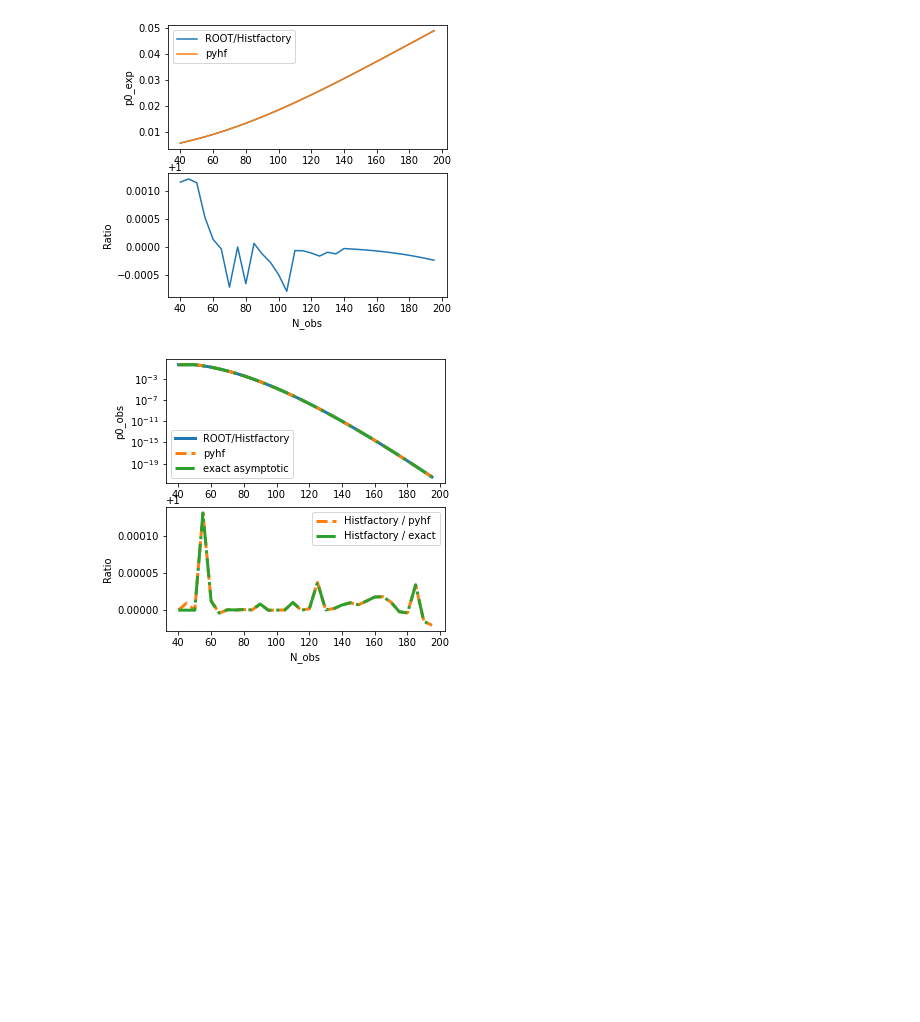
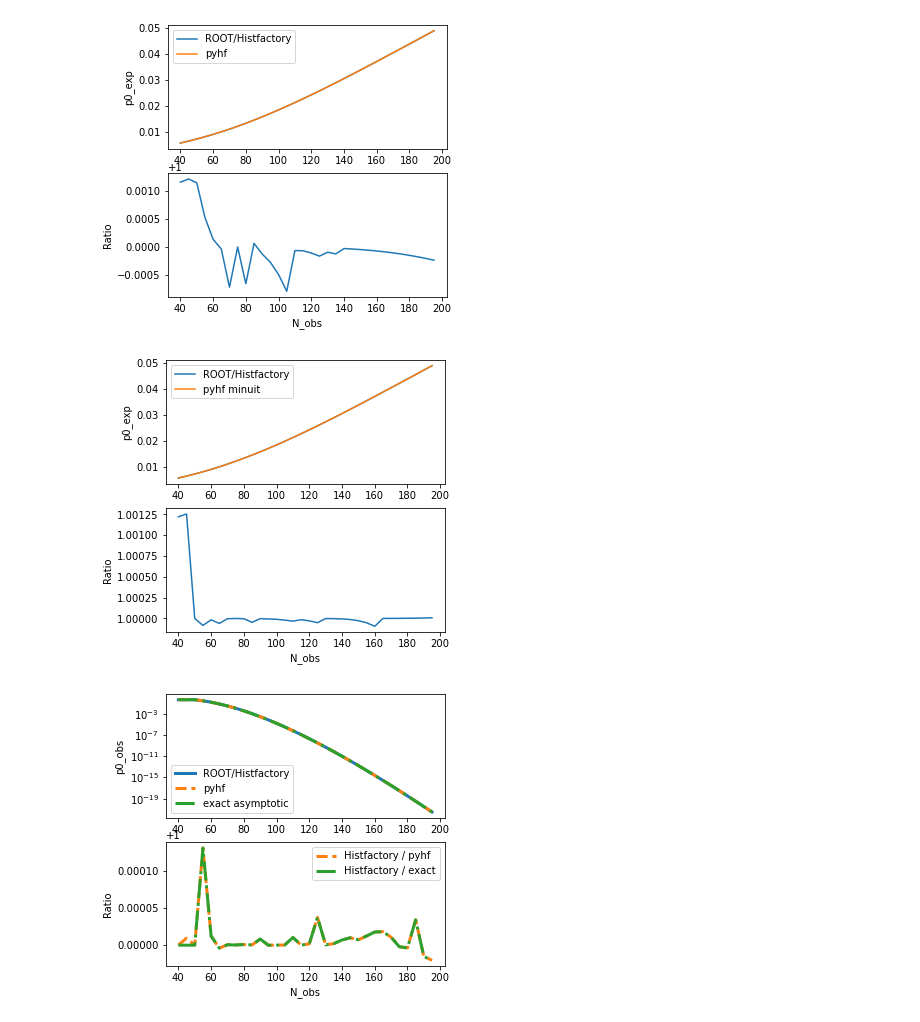
Before and after one commit to nikoladze/debug_pyhf, a Jupyter notebook: study_diff_hf_pyhf.ipynb, the cells around one changed output. Saved outputs shown, nothing was run; the diff lists cells and outputs as text; code cells hidden in the pictures; blank space fills up the shorter version.

Commit message:
cleanup and add minuit variant for pyhf

```diff
--- a/study_diff_hf_pyhf.ipynb
+++ b/study_diff_hf_pyhf.ipynb
@@ -43,3 +30,7 @@ def get_p0_obs_asymptotic_exact(data):
+# %%
+pyhf_minuit_pvals = []
+for ndata in tqdm(ndata_range):
+    pyhf_minuit_pvals.append(run_pyhf(dict(data, bindata=dict(data["bindata"], data=[ndata])), use_minuit=True))
 # %%
 get_p0_obs_asymptotic_exact(data)
 # %% [output]
@@ -71,6 +62,18 @@ axs[1].set_xlabel("N_obs")
 plt.show()
 # %% [output]
 [figure]
+# %%
+fig, axs = ratio(
+    ndata_range,
+    np.array([p["p0_exp"][2] for p in hf_pvals]),
+    np.array([p["p0_exp"][2] for p in pyhf_minuit_pvals]),
+    title="p0_exp",
+    label2="pyhf minuit"
+)
+axs[1].set_xlabel("N_obs")
+plt.show()
+# %% [output]
+[figure, added]
 # %%
 def plot():
     hf = np.array([p["p0_obs"] for p in hf_pvals])
```
Also changed, not shown: parts of 6 cells of this notebook, 1 other file.
